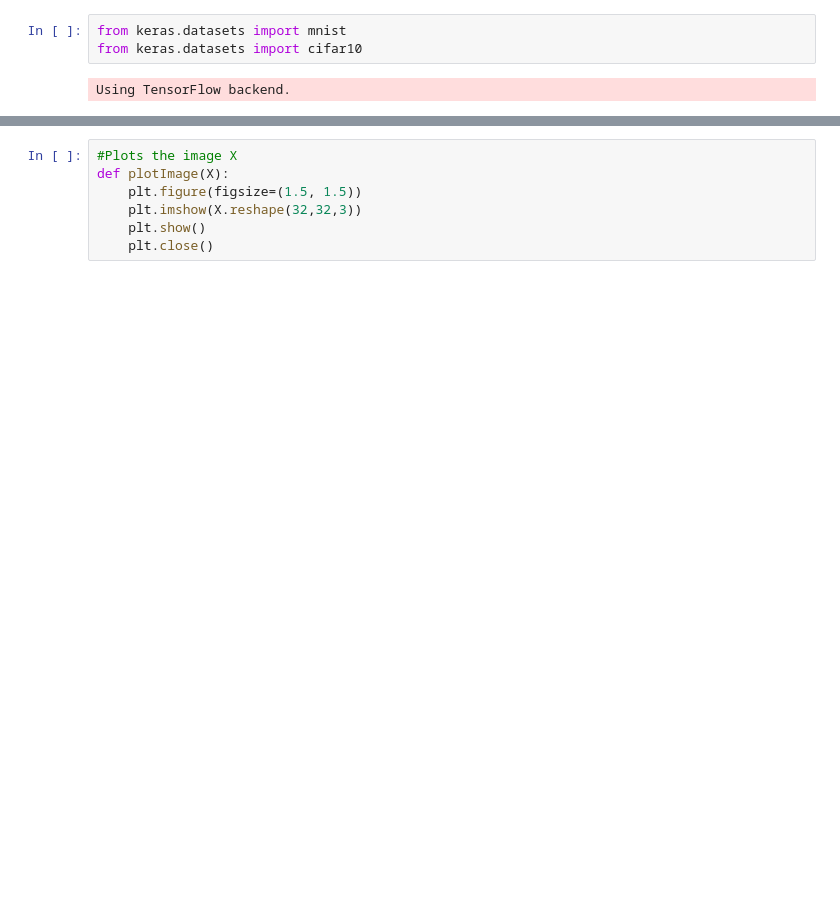
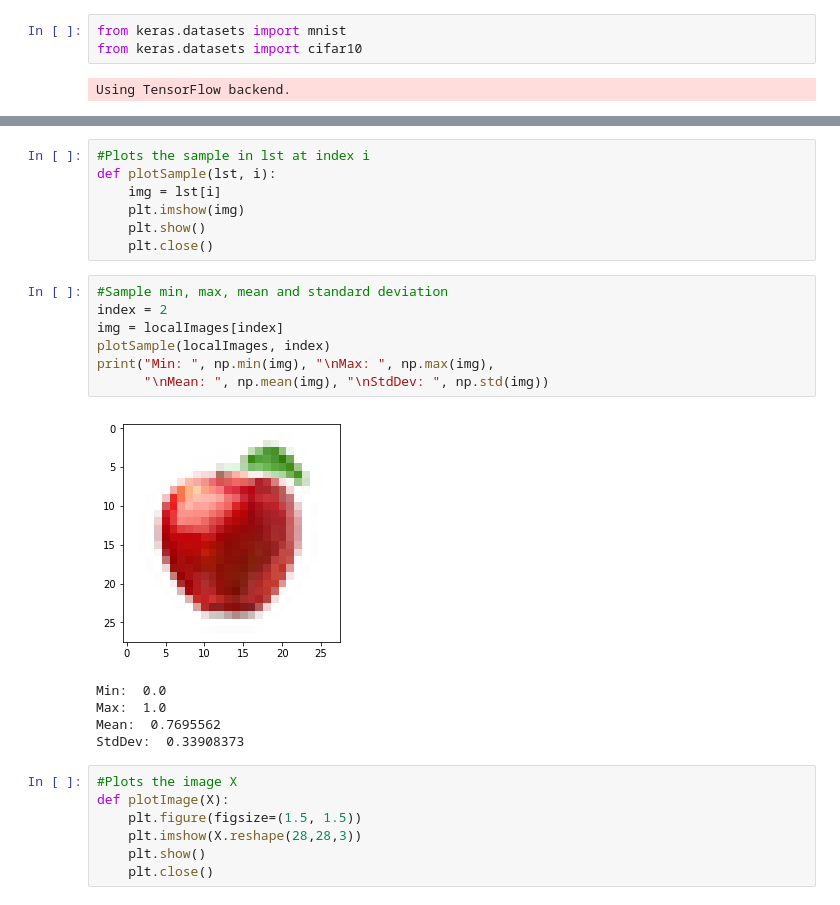
Before and after one commit to dejohansson/D7041E_Artificial_Intelligence, a Jupyter notebook: Jupyter_Notebooks/Labs/Lab1/Lab1_davjom-5.ipynb, the cells around one changed output, grey strips where cells are left out. Saved outputs shown, nothing was run; the diff lists cells and outputs as text; blank space fills up the shorter version.

```diff
--- a/Jupyter_Notebooks/Labs/Lab1/Lab1_davjom-5.ipynb
+++ b/Jupyter_Notebooks/Labs/Lab1/Lab1_davjom-5.ipynb
@@ -14,7 +22,27 @@ X = X.reshape(X.shape[0], X.shape[1]*X.shape[2]*X.shape[3]) #Flaten the data
+# %%
+#Plots the sample in lst at index i
+def plotSample(lst, i):
+    img = lst[i]
+    plt.imshow(img)
+    plt.show()
+    plt.close()
+# %%
+#Sample min, max, mean and standard deviation
+index = 2
+img = localImages[index]
+plotSample(localImages, index)
+print("Min: ", np.min(img), "\nMax: ", np.max(img),
+      "\nMean: ", np.mean(img), "\nStdDev: ", np.std(img))
+# %% [output]
+[figure, added]
+Min:  0.0
+Max:  1.0
+Mean:  0.7695562
+StdDev:  0.33908373
 # %%
 #Plots the image X
 def plotImage(X):
     plt.figure(figsize=(1.5, 1.5))
-    plt.imshow(X.reshape(32,32,3))
+    plt.imshow(X.reshape(28,28,3))
     plt.show()
     plt.close()
```
Also changed, not shown: parts of 14 cells of this notebook, 3 other files.
